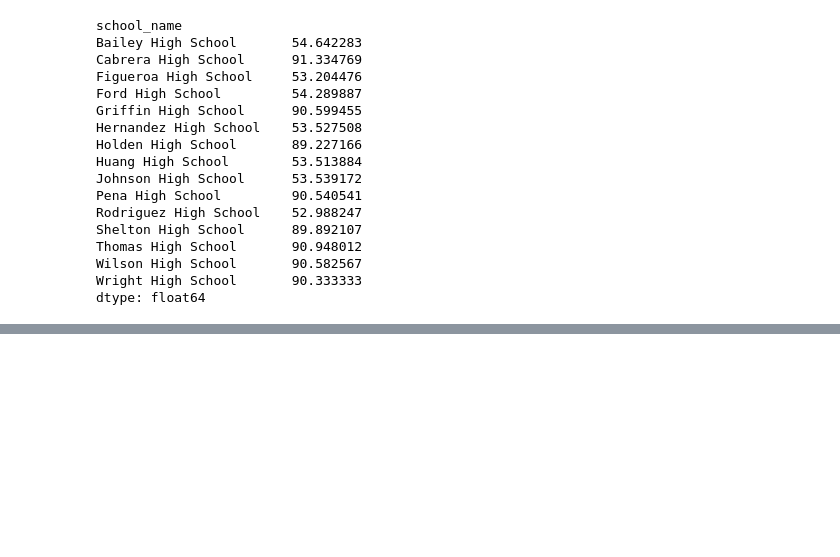
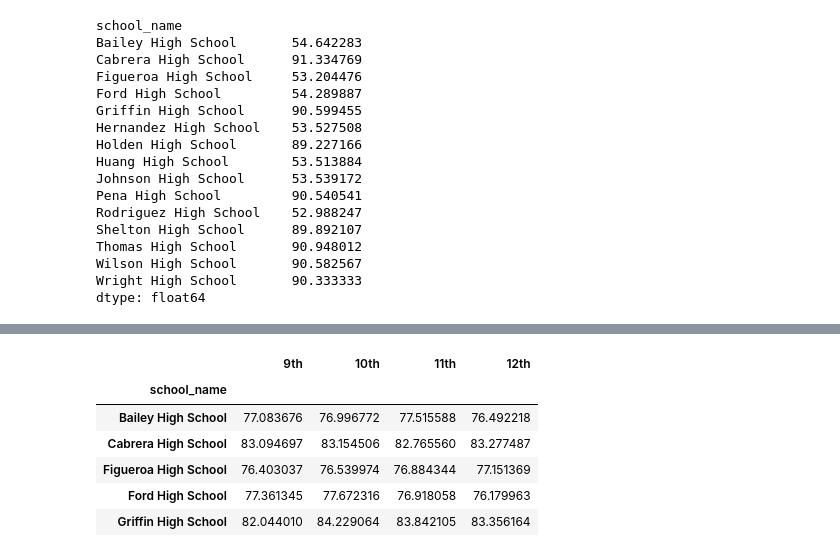
Before and after one commit to lbelnap20/School_District_Analysis, a Jupyter notebook: PyCitySchools.ipynb, the cells around one changed output, grey strips where cells are left out. Saved outputs shown, nothing was run; the diff lists cells and outputs as text; code cells hidden in the pictures; blank space fills up the shorter version.

Commit message:
added average math & reading scores by grade

```diff
--- a/PyCitySchools.ipynb
+++ b/PyCitySchools.ipynb
@@ -646,3 +645,17 @@ bottomSchools.head()
 | Huang High School | District | 2917 | $1,910,635.00 | $655.00 | 76.629414 | ... |
 | Hernandez High School | District | 4635 | $3,022,020.00 | $652.00 | 77.289752 | ... |
 | Johnson High School | District | 4761 | $3,094,650.00 | $650.00 | 77.072464 | ... |
+# %%
+#Create grade level dataframes
+ninthGraders = schoolDataComplete_df[(schoolDataComplete_df["grade"] == "9th")]
+tenthGraders = schoolDataComplete_df[(schoolDataComplete_df["grade"] == "10th")]
+eleventhGraders = schoolDataComplete_df[(schoolDataComplete_df["grade"] == "11th")]
+twelfthGraders = schoolDataComplete_df[(schoolDataComplete_df["grade"] == "12th")]
+# %%
+#Group each grade level by school and get average math score
+ninthGradeMath = ninthGraders.groupby(["school_name"]).mean()["math_score"]
+tenthGradeMath = tenthGraders.groupby(["school_name"]).mean()["math_score"]
+eleventhGradeMath = eleventhGraders.groupby(["school_name"]).mean()["math_score"]
+twelfthGradeMath = twelfthGraders.groupby(["school_name"]).mean()["math_score"]
+
+ninthGradeMath
@@ -648,0 +706,19 @@ bottomSchools.head()
+# %%
+#use grade level data in a new df for math scores
+
+mathScoresByGrade = pd.DataFrame({
+    "9th":ninthGradeMath,
+    "10th":tenthGradeMath,
+    "11th":eleventhGradeMath,
+    "12th":twelfthGradeMath,
+})
+
+mathScoresByGrade.head()
+# %% [output]
+|  | 9th | 10th | 11th | 12th |
+| school_name |  |  |  |  |
+| Bailey High School | 77.083676 | 76.996772 | 77.515588 | 76.492218 |
+| Cabrera High School | 83.094697 | 83.154506 | 82.765560 | 83.277487 |
+| Figueroa High School | 76.403037 | 76.539974 | 76.884344 | 77.151369 |
+| Ford High School | 77.361345 | 77.672316 | 76.918058 | 76.179963 |
+| Griffin High School | 82.044010 | 84.229064 | 83.842105 | 83.356164 |
```
Also changed, not shown: parts of 7 cells of this notebook.
